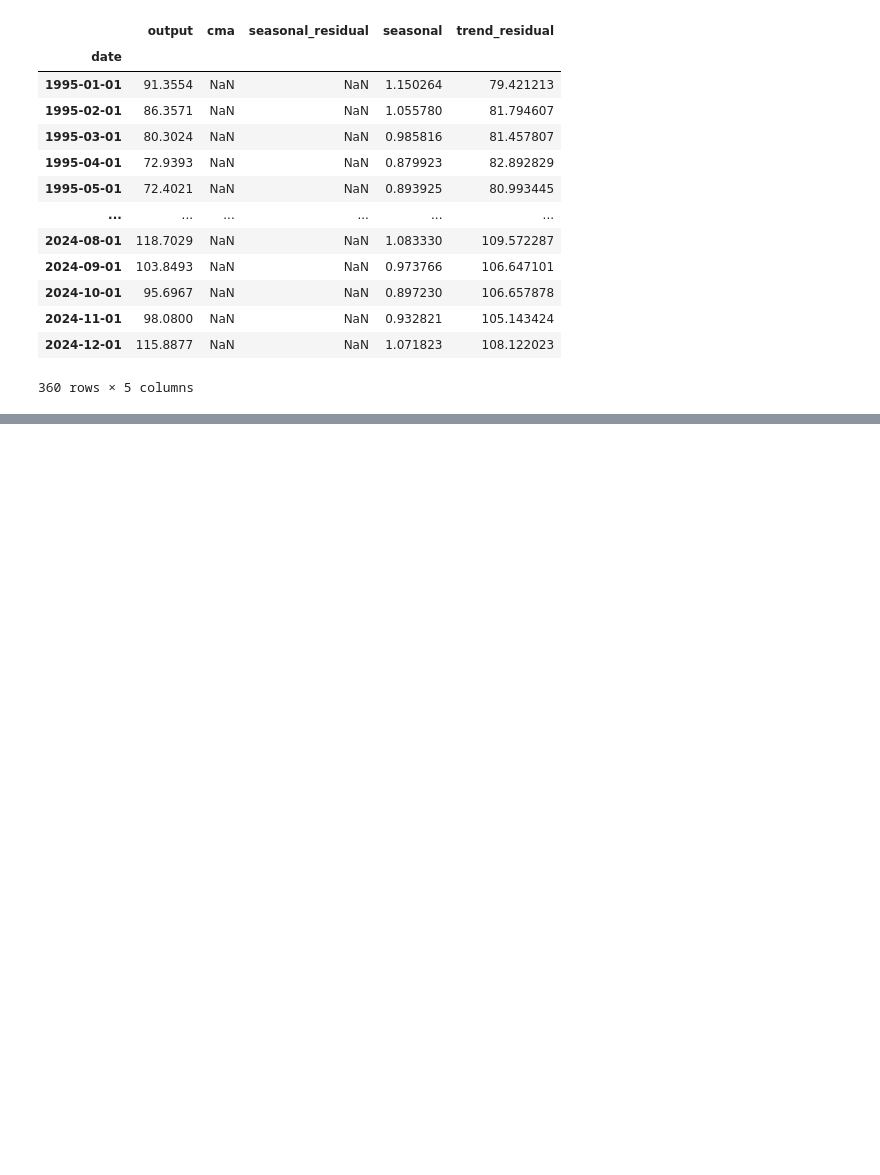
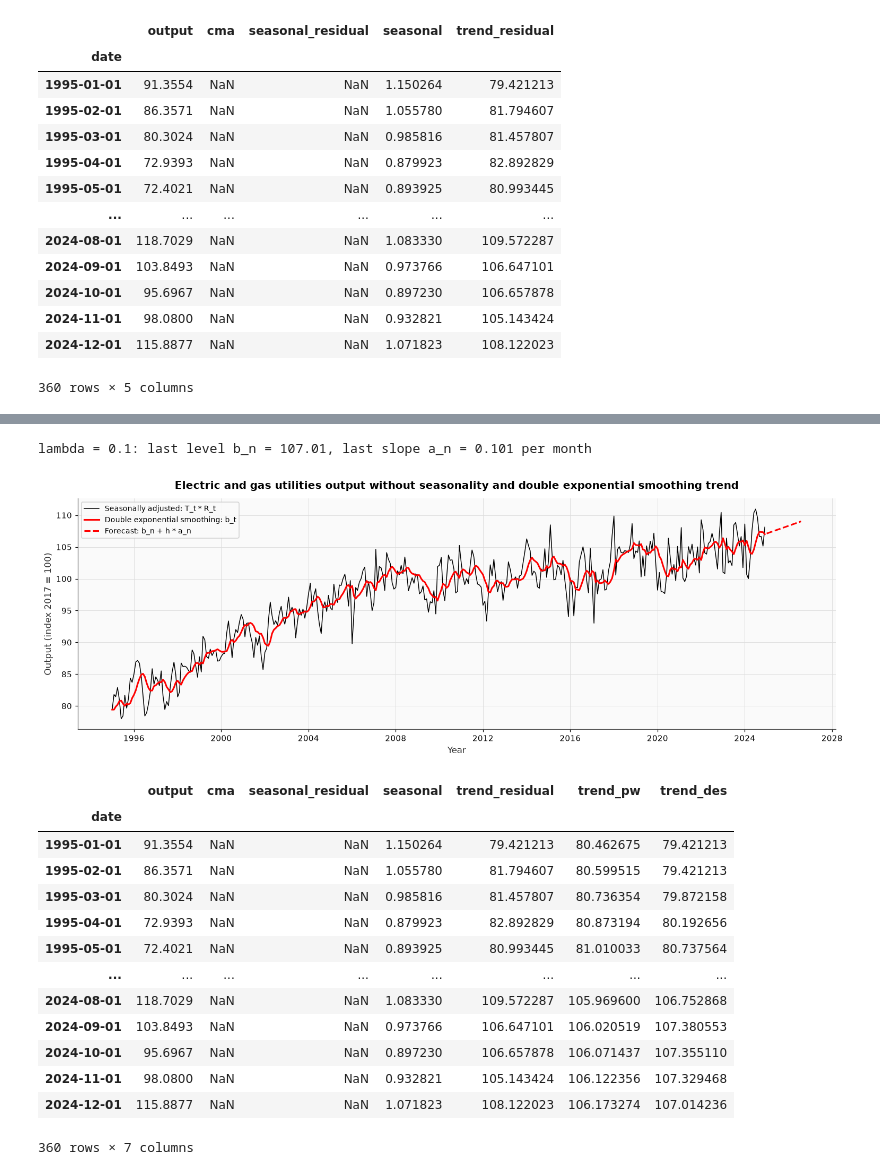
Before and after one commit to loop-enjoyer/TSA_Project, a Jupyter notebook: TSA-Project - Tanguy MANDRILLON.ipynb, the cells around one changed output, grey strips where cells are left out. Drawn from its saved outputs; the diff is of its cells as text; code cells hidden in the pictures; blank space fills up the shorter version.

```diff
--- a/TSA-Project - Tanguy MANDRILLON.ipynb
+++ b/TSA-Project - Tanguy MANDRILLON.ipynb
@@ -533,0 +660,57 @@ df_train
+# %%
+def brown_double_smoothing(y, lam):
+    """Brown's double exponential smoothing: returns the level b_t and the slope a_t."""
+    s1 = np.empty(len(y))  # first smoothing: Y^_t
+    s2 = np.empty(len(y))  # second smoothing: Y^^_t
+    # Initialization: Y^_1 = Y^^_1 = Y'_1
+    s1[0] = s2[0] = y[0]
+    for t in range(1, len(y)):
+        s1[t] = lam * y[t - 1] + (1 - lam) * s1[t - 1]
+        s2[t] = lam * s1[t] + (1 - lam) * s2[t - 1]
+    level = 2 * s1 - s2
+    slope = (s1 - s2) * lam / (1 - lam)
+    return level, slope
+
+
+# The SSE keeps decreasing when lambda goes to 1 (b_t copies the series and absorbs R_t),
+# so we fix a small lambda to keep a smooth trend
+lambda_des = 0.1
+level_des, slope_des = brown_double_smoothing(y_adj, lambda_des)
+
+# Trend component T_t: the level b_t
+df_train = df_train.assign(trend_des=level_des)
+
+# Forecast over the test horizon: T_{n+h} = b_n + h * a_n
+h = np.arange(1, len(df_test) + 1)
+trend_des_forecast = pd.Series(level_des[-1] + h * slope_des[-1], index=df_test.index, name="trend_des")
+print(f"lambda = {lambda_des}: last level b_n = {level_des[-1]:.2f}, last slope a_n = {slope_des[-1]:.3f} per month")
+
+fig, ax = plt.subplots(figsize=(14, 5))
+ax.plot(df_train.index, df_train["trend_residual"], color="black", linewidth=1, label="Seasonally adjusted: T_t * R_t")
+ax.plot(df_train.index, df_train["trend_des"], color="red", linewidth=2, label="Double exponential smoothing: b_t")
+ax.plot(trend_des_forecast.index, trend_des_forecast, color="red", linestyle="--", linewidth=2, label="Forecast: b_n + h * a_n")
+ax.set_title("Electric and gas utilities output without seasonality and double exponential smoothing trend")
+ax.set_xlabel("Year")
+ax.set_ylabel("Output (index 2017 = 100)")
+ax.legend(loc="upper left")
+plt.tight_layout()
+plt.show()
+
+df_train
+# %% [output]
+lambda = 0.1: last level b_n = 107.01, last slope a_n = 0.101 per month
+[figure, added]
+|  | output | cma | seasonal_residual | seasonal | trend_residual | trend_pw | trend_des |
+| date |  |  |  |  |  |  |  |
+| 1995-01-01 | 91.3554 | NaN | NaN | 1.150264 | 79.421213 | 80.462675 | 79.421213 |
+| 1995-02-01 | 86.3571 | NaN | NaN | 1.055780 | 81.794607 | 80.599515 | 79.421213 |
+| 1995-03-01 | 80.3024 | NaN | NaN | 0.985816 | 81.457807 | 80.736354 | 79.872158 |
+| 1995-04-01 | 72.9393 | NaN | NaN | 0.879923 | 82.892829 | 80.873194 | 80.192656 |
+| 1995-05-01 | 72.4021 | NaN | NaN | 0.893925 | 80.993445 | 81.010033 | 80.737564 |
+| ... | ... | ... | ... | ... | ... | ... | ... |
+| 2024-08-01 | 118.7029 | NaN | NaN | 1.083330 | 109.572287 | 105.969600 | 106.752868 |
+| 2024-09-01 | 103.8493 | NaN | NaN | 0.973766 | 106.647101 | 106.020519 | 107.380553 |
+| 2024-10-01 | 95.6967 | NaN | NaN | 0.897230 | 106.657878 | 106.071437 | 107.355110 |
+| 2024-11-01 | 98.0800 | NaN | NaN | 0.932821 | 105.143424 | 106.122356 | 107.329468 |
+| 2024-12-01 | 115.8877 | NaN | NaN | 1.071823 | 108.122023 | 106.173274 | 107.014236 |
+360 rows × 7 columns
```
Also changed, not shown: parts of 9 cells of this notebook.
